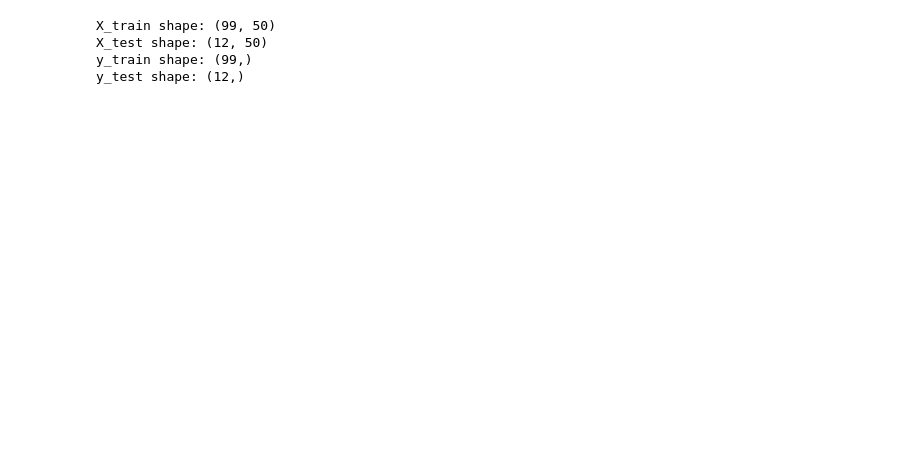
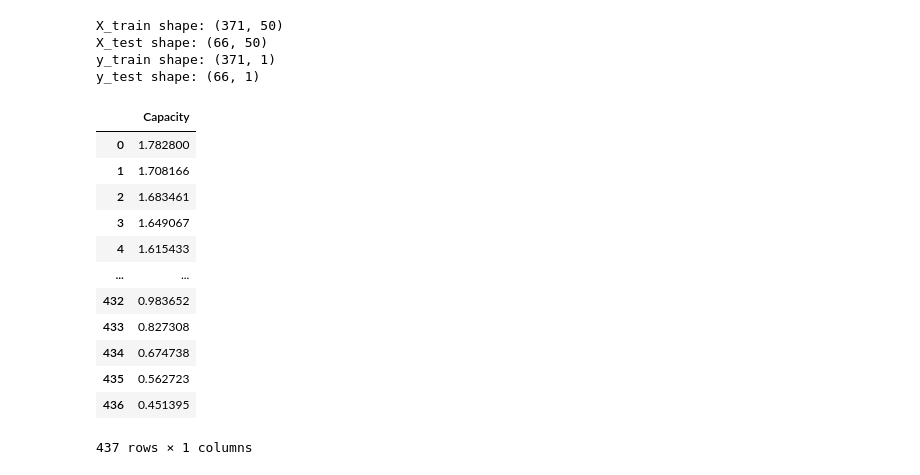
Before and after one commit to umerghafoor/battery-degradation-trajectory-prediction, a Jupyter notebook: neuralnetwoks_lifetime_prediction.ipynb, the cells around one changed output. Cells and saved outputs as stored; diff of their text form; code cells hidden in the pictures; blank space fills up the shorter version.

```diff
--- a/neuralnetwoks_lifetime_prediction.ipynb
+++ b/neuralnetwoks_lifetime_prediction.ipynb
@@ -17,8 +20,8 @@ df.shape
 # %%
 X = df.iloc[:, :-2]
-y = df['Capacity']
+y = df.iloc[:, -1:]
 
-X_train, X_test, y_train, y_test = train_test_split(X, y, test_size=0.1, random_state=42)
+X_train, X_test, y_train, y_test = train_test_split(X, y, test_size=0.15, random_state=42)
 
 # Print the shapes of the resulting sets
 print("X_train shape:", X_train.shape)
@@ -26,10 +29,26 @@ print("X_test shape:", X_test.shape)
 print("y_train shape:", y_train.shape)
 print("y_test shape:", y_test.shape)
 # %% [output]
-X_train shape: (99, 50)
-X_test shape: (12, 50)
-y_train shape: (99,)
-y_test shape: (12,)
+X_train shape: (371, 50)
+X_test shape: (66, 50)
+y_train shape: (371, 1)
+y_test shape: (66, 1)
+# %%
+y
+# %% [output]
+|  | Capacity |
+| 0 | 1.782800 |
+| 1 | 1.708166 |
+| 2 | 1.683461 |
+| 3 | 1.649067 |
+| 4 | 1.615433 |
+| ... | ... |
+| 432 | 0.983652 |
+| 433 | 0.827308 |
+| 434 | 0.674738 |
+| 435 | 0.562723 |
+| 436 | 0.451395 |
+437 rows × 1 columns
 # %%
 scaler = StandardScaler()
 
```
Also changed, not shown: parts of 12 cells of this notebook, 1 other file.
